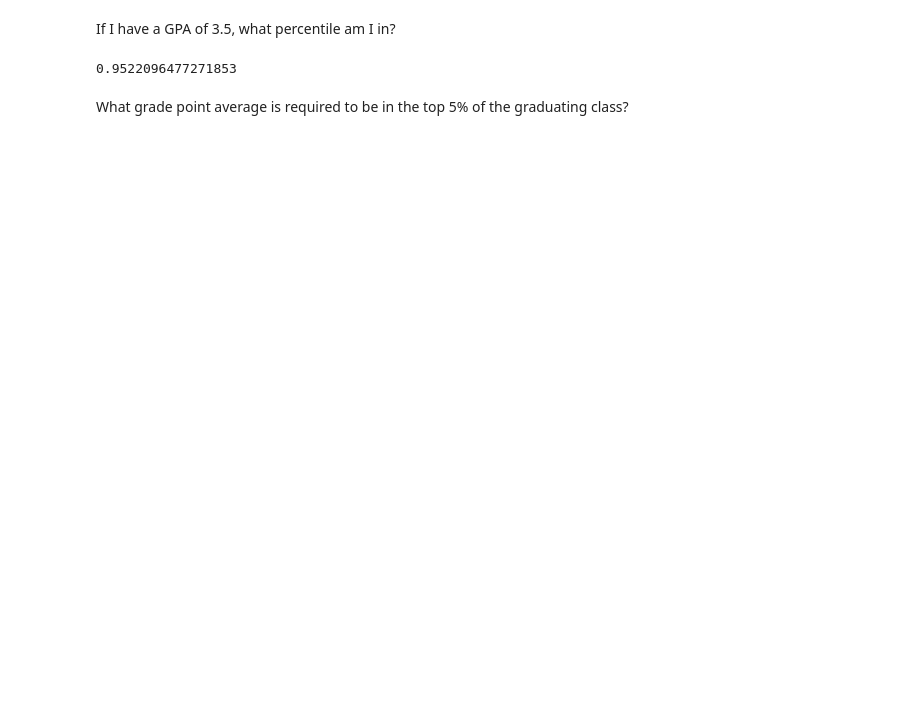
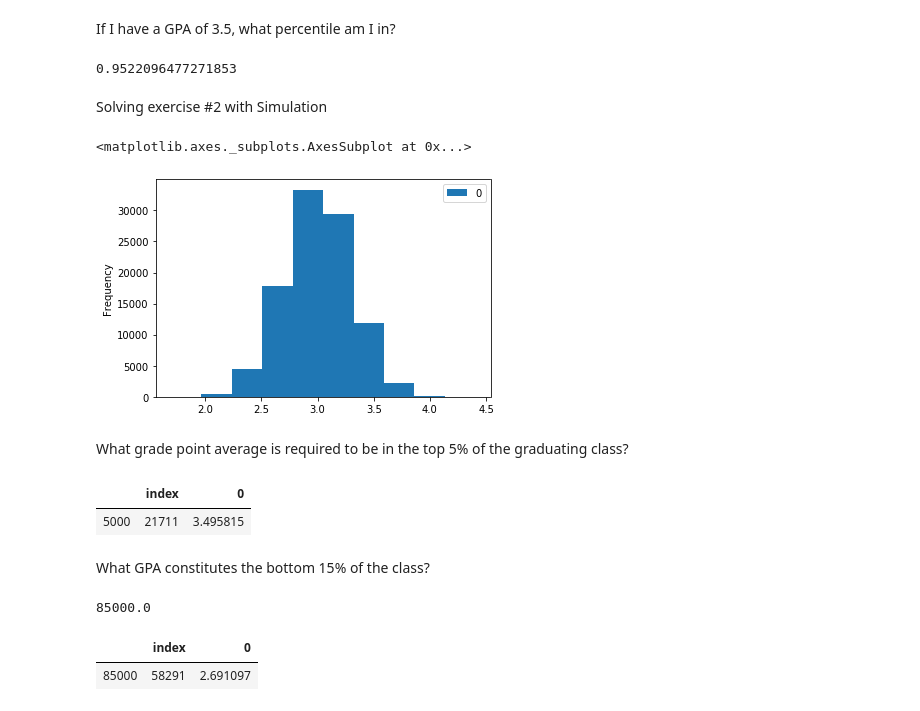
Before and after one commit to ravinder79/statistics-exercises, a Jupyter notebook: probability_distributions.ipynb, the cells around one changed output. Drawn from its saved outputs; the diff is of its cells as text; code cells hidden in the pictures; blank space fills up the shorter version.

Commit message:
Distribution stats exercise

```diff
--- a/probability_distributions.ipynb
+++ b/probability_distributions.ipynb
@@ -123,5 +140,7 @@ If I have a GPA of 3.5, what percentile am I in?
 grades.cdf(3.5)
 # %% [output]
 0.9522096477271853
+# %% [markdown]
+Solving exercise #2 with Simulation
 # %%
-#grades = np.random.normal(3.0, 0.3, size=(10))
+grades1 = np.random.normal(3.0, 0.3, size=(100000))
@@ -133,2 +147,9 @@ grades.cdf(3.5)
+# %%
+grades1 = pd.DataFrame(grades1)
+# %%
+grades1.plot.hist()
+# %% [output]
+<matplotlib.axes._subplots.AxesSubplot at 0x...>
+[figure, added]
 # %% [markdown]
 What grade point average is required to be in the top 5% of the graduating class?
@@ -140,0 +158,17 @@ What grade point average is required to be in the top 5% of the graduating class
+# %%
+grades1.loc[5000:5000]
+# %% [output]
+|  | index | 0 |
+| 5000 | 21711 | 3.495815 |
+# %% [markdown]
+What GPA constitutes the bottom 15% of the class?
+# %%
+bottom_15 = 100000*0.85
+bottom_15
+# %% [output]
+85000.0
+# %%
+grades1.loc[85000:85000]
+# %% [output]
+|  | index | 0 |
+| 85000 | 58291 | 2.691097 |
```
Also changed, not shown: parts of 17 cells of this notebook.
